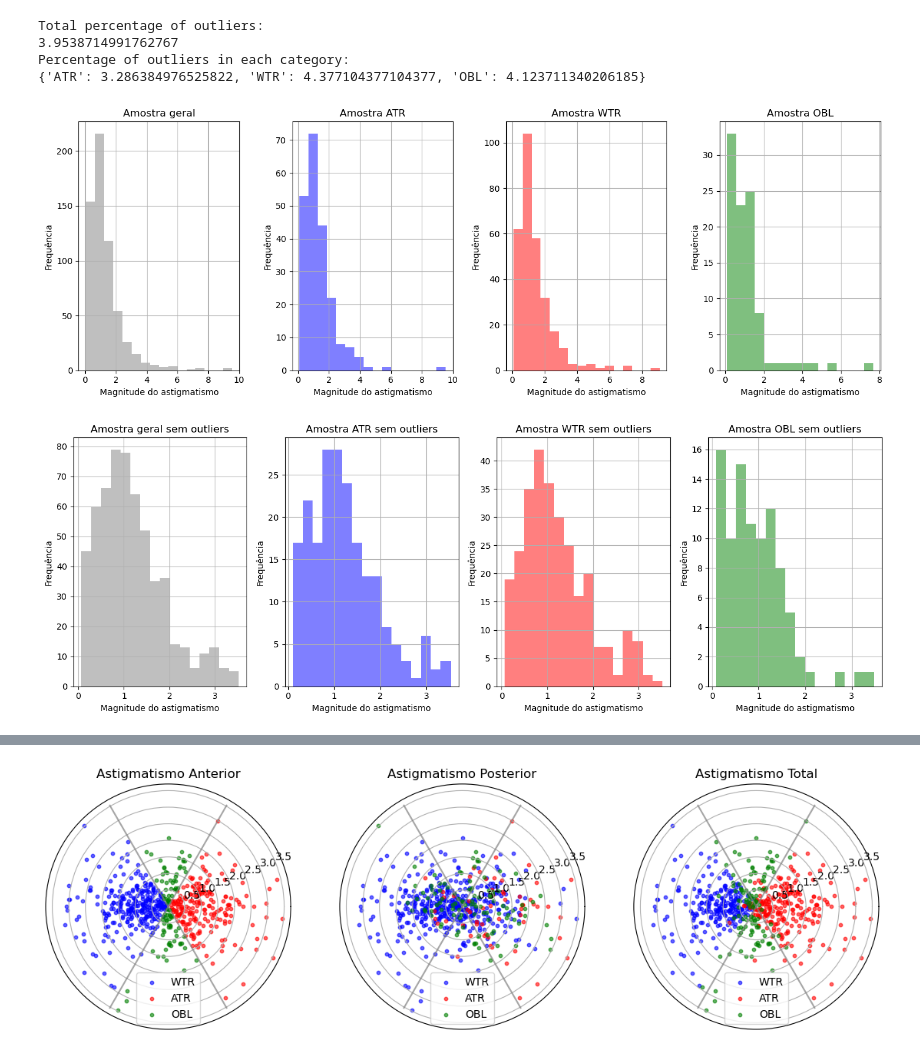
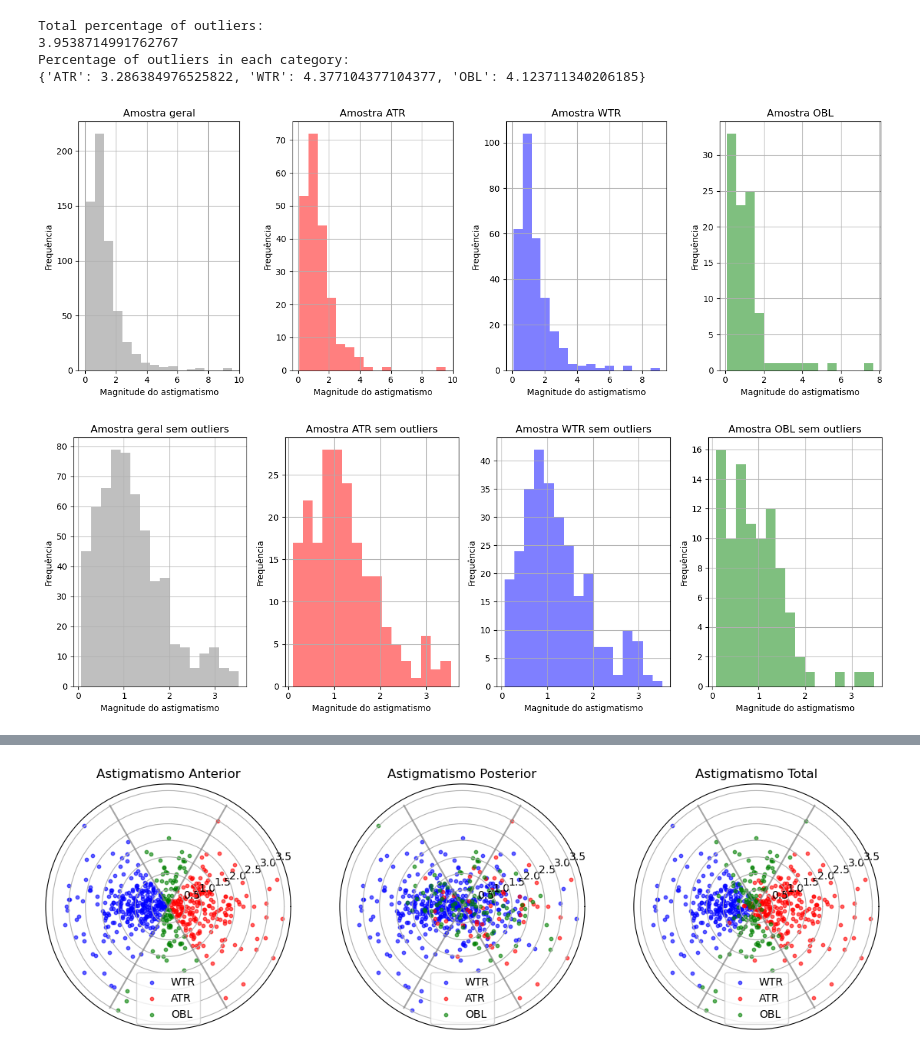
Before and after one commit to ccachim/modelo-preditivo-astigmatismo-cornea, a Jupyter notebook: analise_preliminar.ipynb, the cells around one changed output, grey strips where cells are left out. Saved outputs shown, nothing was run; the diff lists cells and outputs as text; code cells hidden in the pictures.

```diff
--- a/analise_preliminar.ipynb
+++ b/analise_preliminar.ipynb
@@ -68,14 +68,14 @@ plt.title('Amostra geral')
 plt.grid()
 
 plt.subplot(1, 4, 2)
-plt.hist(atr_df['C_Ant_Ast'], bins=16, alpha=0.5, color='blue')
+plt.hist(atr_df['C_Ant_Ast'], bins=16, alpha=0.5, color='red')
 plt.xlabel('Magnitude do astigmatismo')
 plt.ylabel('Frequência')
 plt.title('Amostra ATR')
 plt.grid()
 
 plt.subplot(1, 4, 3)
-plt.hist(wtr_df['C_Ant_Ast'], bins=16, alpha=0.5, color='red')
+plt.hist(wtr_df['C_Ant_Ast'], bins=16, alpha=0.5, color='blue')
 plt.xlabel('Magnitude do astigmatismo')
 plt.ylabel('Frequência')
 plt.title('Amostra WTR')
@@ -97,37 +97,37 @@ plt.figure(figsize=(14, 5))
 plt.subplot(1, 4, 1)
 plt.hist(geral_df_sem_outliers['C_Ant_Ast'], bins=16, alpha=0.5, color='grey')
 plt.xlabel('Magnitude do astigmatismo')
 plt.ylabel('Frequência')
 plt.title('Amostra geral sem outliers')
 plt.grid()
 
 plt.subplot(1, 4, 2)
-plt.hist(atr_df_sem_outliers['C_Ant_Ast'], bins=16, alpha=0.5, color='blue')
+plt.hist(atr_df_sem_outliers['C_Ant_Ast'], bins=16, alpha=0.5, color='red')
 plt.xlabel('Magnitude do astigmatismo')
 plt.ylabel('Frequência')
 plt.title('Amostra ATR sem outliers')
 plt.grid()
 
 plt.subplot(1, 4, 3)
-plt.hist(wtr_df_sem_outliers['C_Ant_Ast'], bins=16, alpha=0.5, color='red')
+plt.hist(wtr_df_sem_outliers['C_Ant_Ast'], bins=16, alpha=0.5, color='blue')
 plt.xlabel('Magnitude do astigmatismo')
 plt.ylabel('Frequência')
 plt.title('Amostra WTR sem outliers')
 plt.grid()
 
 plt.subplot(1, 4, 4)
 plt.hist(obl_df_sem_outliers['C_Ant_Ast'], bins=16, alpha=0.5, color='green')
 plt.xlabel('Magnitude do astigmatismo')
 plt.ylabel('Frequência')
 plt.title('Amostra OBL sem outliers')
 plt.grid()
 
 plt.tight_layout()
 plt.savefig(imagens_out / 'magnitude_astigmatismo_anterior_sem_outliers', dpi=300)
 plt.show()
 # %% [output]
-[figure, old version]
+[figure, new version]
-[figure, old version]
+[figure, new version]
 # %%
 def calculate_percentages(column):
     counts = column.value_counts()
```
Also changed, not shown: 20 other files.
